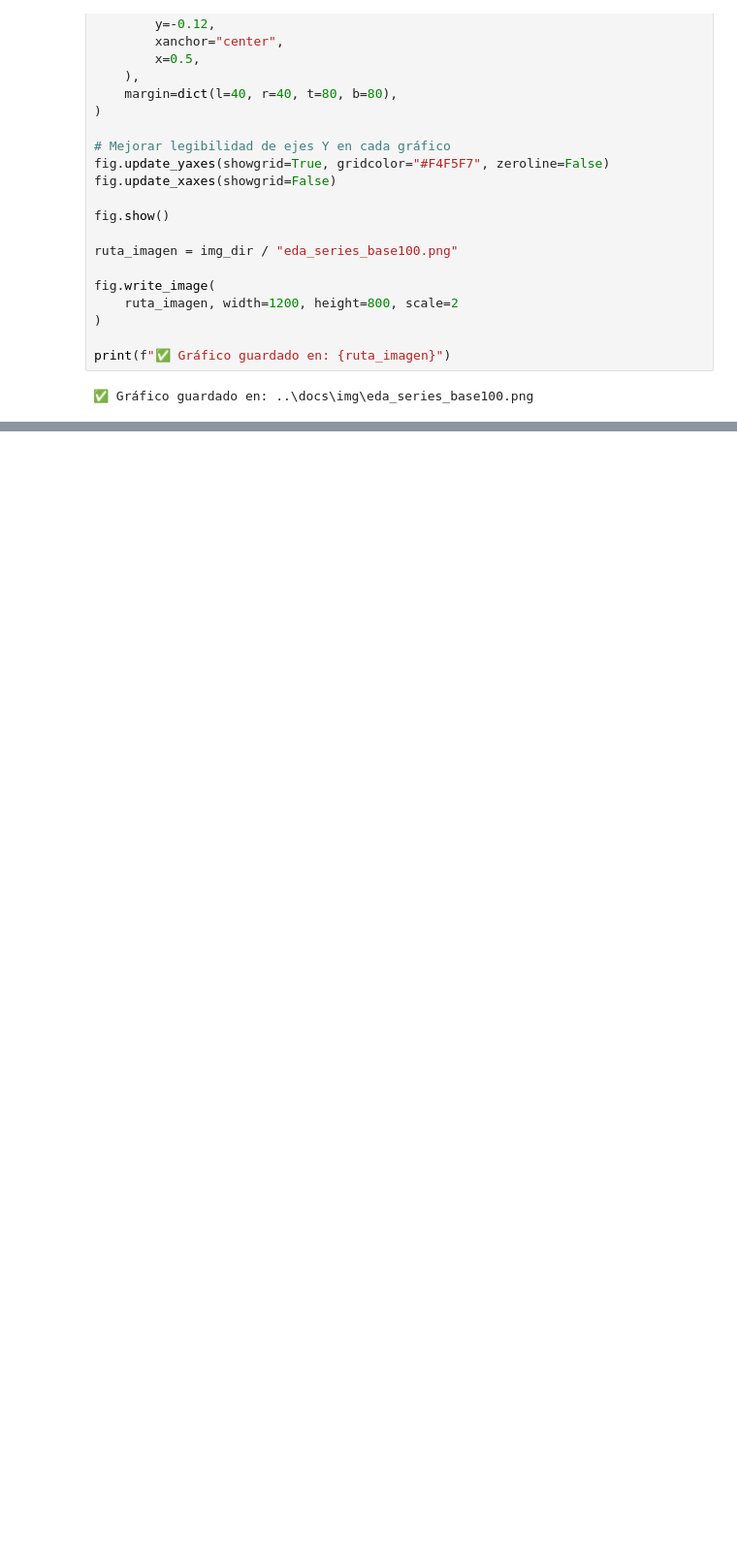
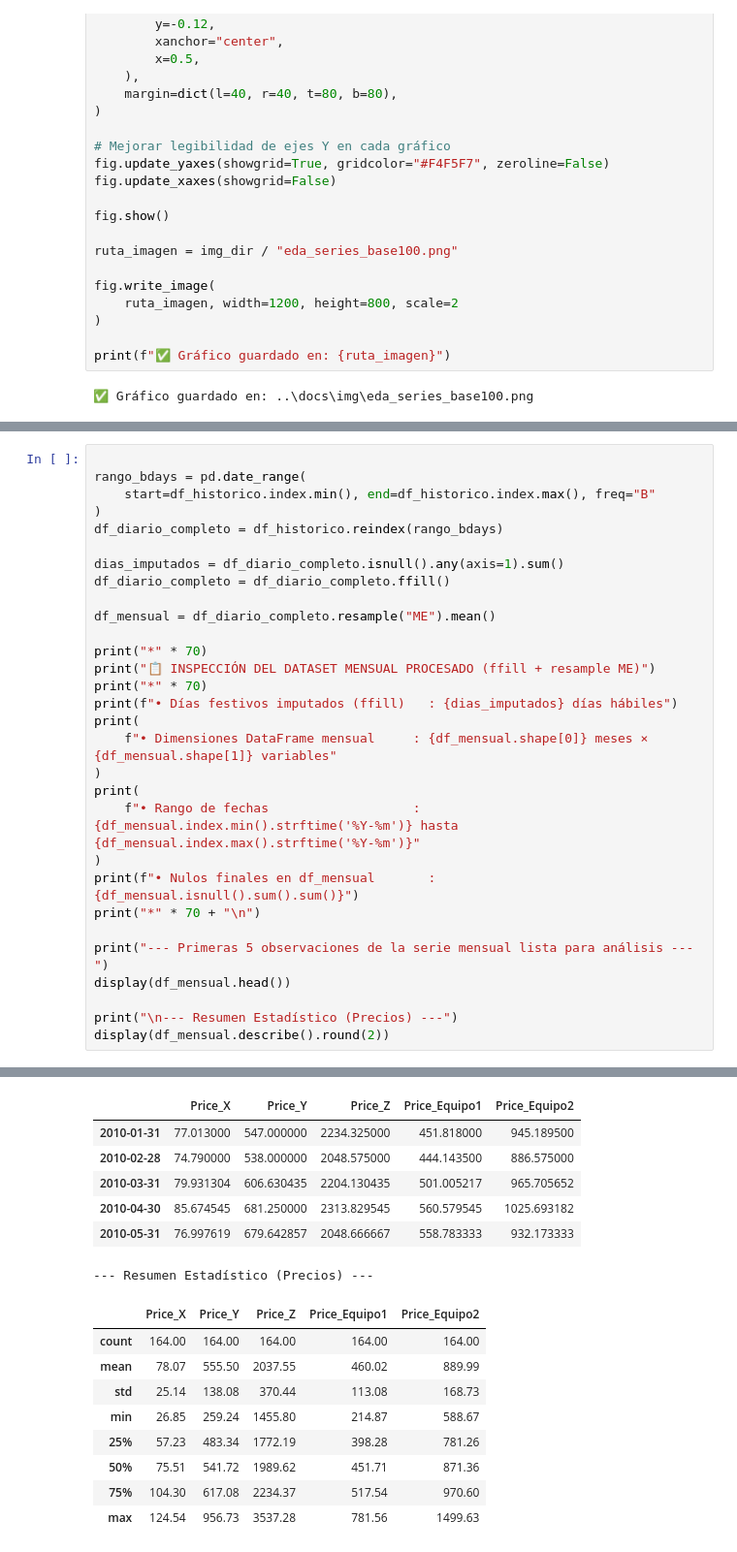
Before and after one commit to jairochoa/technical_test_dtknw, a Jupyter notebook: notebooks/01_eda.ipynb, the cells around one changed output, grey strips where cells are left out. Shown at 97% size. Cells and saved outputs as stored; diff of their text form; blank space fills up the shorter version.

```diff
--- a/notebooks/01_eda.ipynb
+++ b/notebooks/01_eda.ipynb
@@ -177,0 +182,31 @@ print(f"✅ Gráfico guardado en: {ruta_imagen}")
+# %%
+
+rango_bdays = pd.date_range(
+    start=df_historico.index.min(), end=df_historico.index.max(), freq="B"
+)
+df_diario_completo = df_historico.reindex(rango_bdays)
+
+dias_imputados = df_diario_completo.isnull().any(axis=1).sum()
+df_diario_completo = df_diario_completo.ffill()
+
+df_mensual = df_diario_completo.resample("ME").mean()
+
+print("*" * 70)
+print("📋 INSPECCIÓN DEL DATASET MENSUAL PROCESADO (ffill + resample ME)")
+print("*" * 70)
+print(f"• Días festivos imputados (ffill)   : {dias_imputados} días hábiles")
+print(
+    f"• Dimensiones DataFrame mensual     : {df_mensual.shape[0]} meses × {df_mensual.shape[1]} variables"
+)
+print(
+    f"• Rango de fechas                   : {df_mensual.index.min().strftime('%Y-%m')} hasta {df_mensual.index.max().strftime('%Y-%m')}"
+)
+print(f"• Nulos finales en df_mensual       : {df_mensual.isnull().sum().sum()}")
+print("*" * 70 + "\n")
+
+print("--- Primeras 5 observaciones de la serie mensual lista para análisis ---")
+display(df_mensual.head())
+
+print("\n--- Resumen Estadístico (Precios) ---")
+display(df_mensual.describe().round(2))
+# %% [output]
@@ -178,3 +223,19 @@ print(f"✅ Gráfico guardado en: {ruta_imagen}")
+|  | Price_X | Price_Y | Price_Z | Price_Equipo1 | Price_Equipo2 |
+| 2010-01-31 | 77.013000 | 547.000000 | 2234.325000 | 451.818000 | 945.189500 |
+| 2010-02-28 | 74.790000 | 538.000000 | 2048.575000 | 444.143500 | 886.575000 |
+| 2010-03-31 | 79.931304 | 606.630435 | 2204.130435 | 501.005217 | 965.705652 |
+| 2010-04-30 | 85.674545 | 681.250000 | 2313.829545 | 560.579545 | 1025.693182 |
+| 2010-05-31 | 76.997619 | 679.642857 | 2048.666667 | 558.783333 | 932.173333 |
+--- Resumen Estadístico (Precios) ---
+|  | Price_X | Price_Y | Price_Z | Price_Equipo1 | Price_Equipo2 |
+| count | 164.00 | 164.00 | 164.00 | 164.00 | 164.00 |
+| mean | 78.07 | 555.50 | 2037.55 | 460.02 | 889.99 |
+| std | 25.14 | 138.08 | 370.44 | 113.08 | 168.73 |
+| min | 26.85 | 259.24 | 1455.80 | 214.87 | 588.67 |
+| 25% | 57.23 | 483.34 | 1772.19 | 398.28 | 781.26 |
+| 50% | 75.51 | 541.72 | 1989.62 | 451.71 | 871.36 |
+| 75% | 104.30 | 617.08 | 2234.37 | 517.54 | 970.60 |
+| max | 124.54 | 956.73 | 3537.28 | 781.56 | 1499.63 |
 # %%
 # 1. Asegurar el submuestreo mensual (Media fin de mes)
 df_mensual = df_historico.resample("ME").mean()
```
Also changed, not shown: parts of 27 cells of this notebook, 2 other files.
